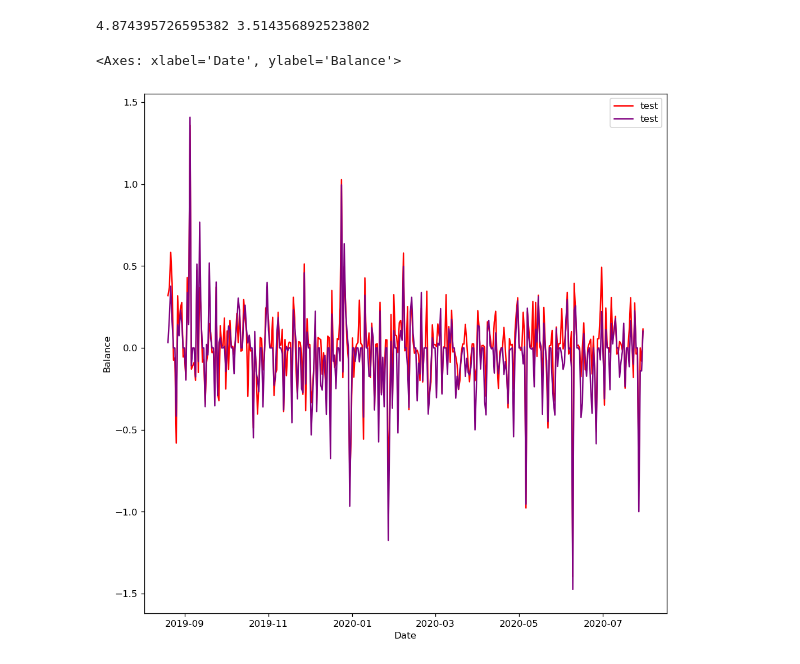
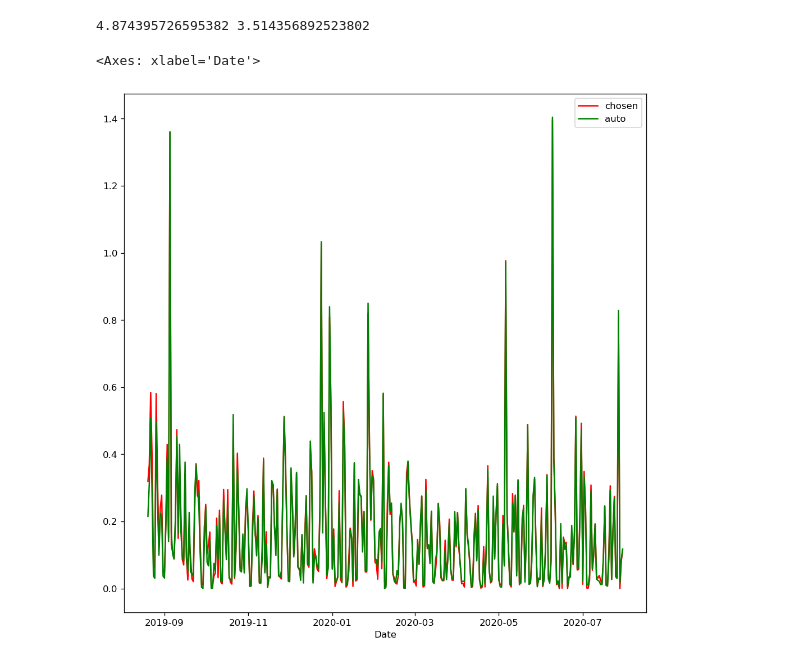
Before and after one commit to xCthulhuFtagn/Time_series_project, a Jupyter notebook: baseline.ipynb, the cells around one changed output. Cells and saved outputs as stored; diff of their text form; code cells hidden in the pictures.

```diff
--- a/baseline.ipynb
+++ b/baseline.ipynb
@@ -356,8 +352,10 @@ print(err.max(), err.mean())
 # %% [output]
 4.874395726595382 3.514356892523802
 # %%
-sns.lineplot(x=df.index[mask][21:], y=(df.Balance[mask]-predict_chosen)[21:], label='test', color = 'red')
-sns.lineplot(x=df.index[mask][21:], y=df.Balance[mask][21:], label='test', color = 'purple')
+sns.lineplot(x=df.index[mask][21:], y=(df.Balance[mask]-predict_chosen)[21:].abs(), label='chosen', color = 'red')
+sns.lineplot(x=df.index[mask][21:], y=(df.Balance[mask]-predict_auto)[21:].abs(), label='auto', color = 'green')
+
+# sns.lineplot(x=df.index[mask][21:], y=df.Balance[mask][21:], label='test', color = 'purple')
 # %% [output]
-<Axes: xlabel='Date', ylabel='Balance'>
+<Axes: xlabel='Date'>
-[figure, old version]
+[figure, new version]
```
Also changed, not shown: parts of 1 cell of this notebook.
